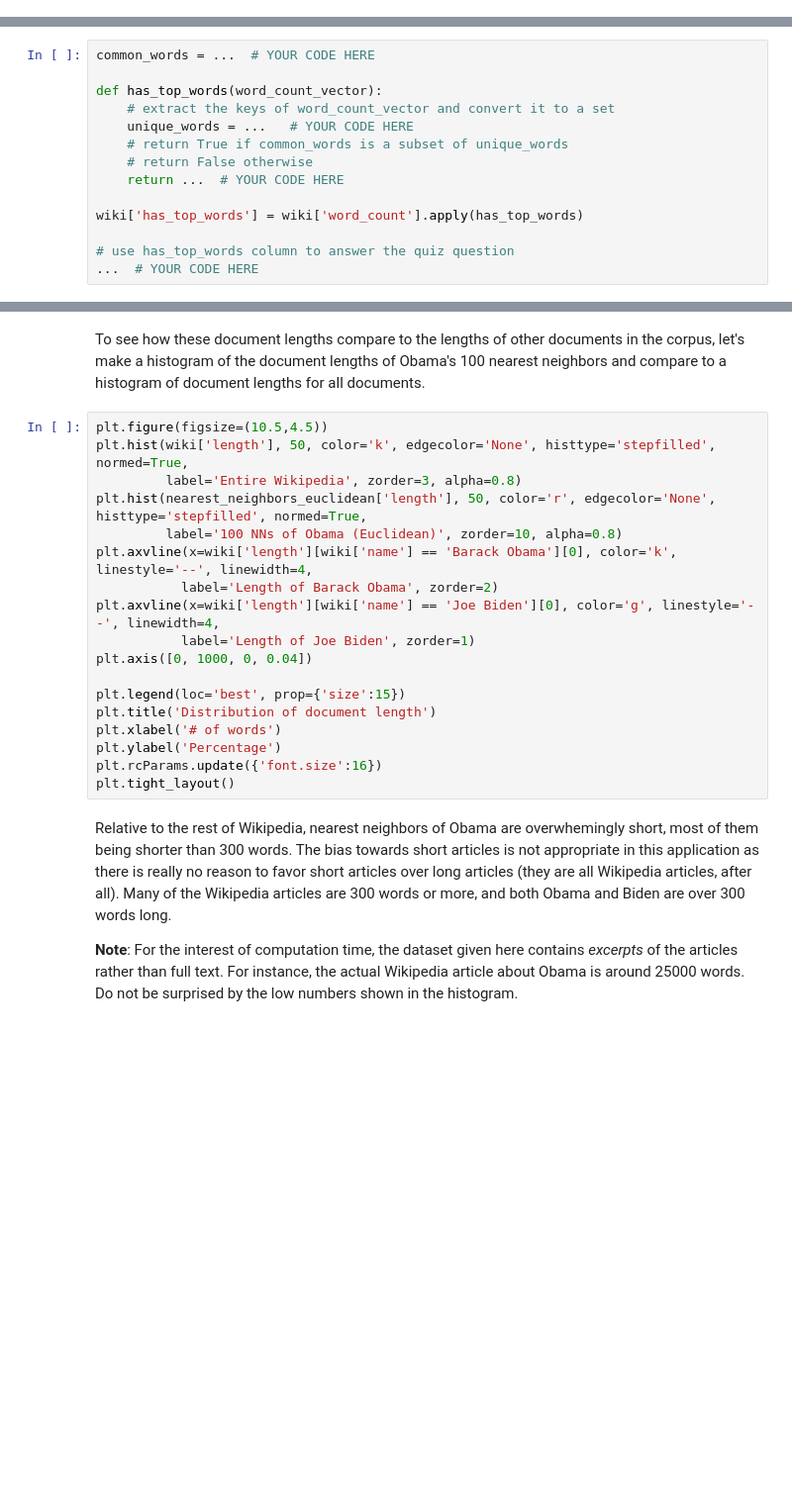
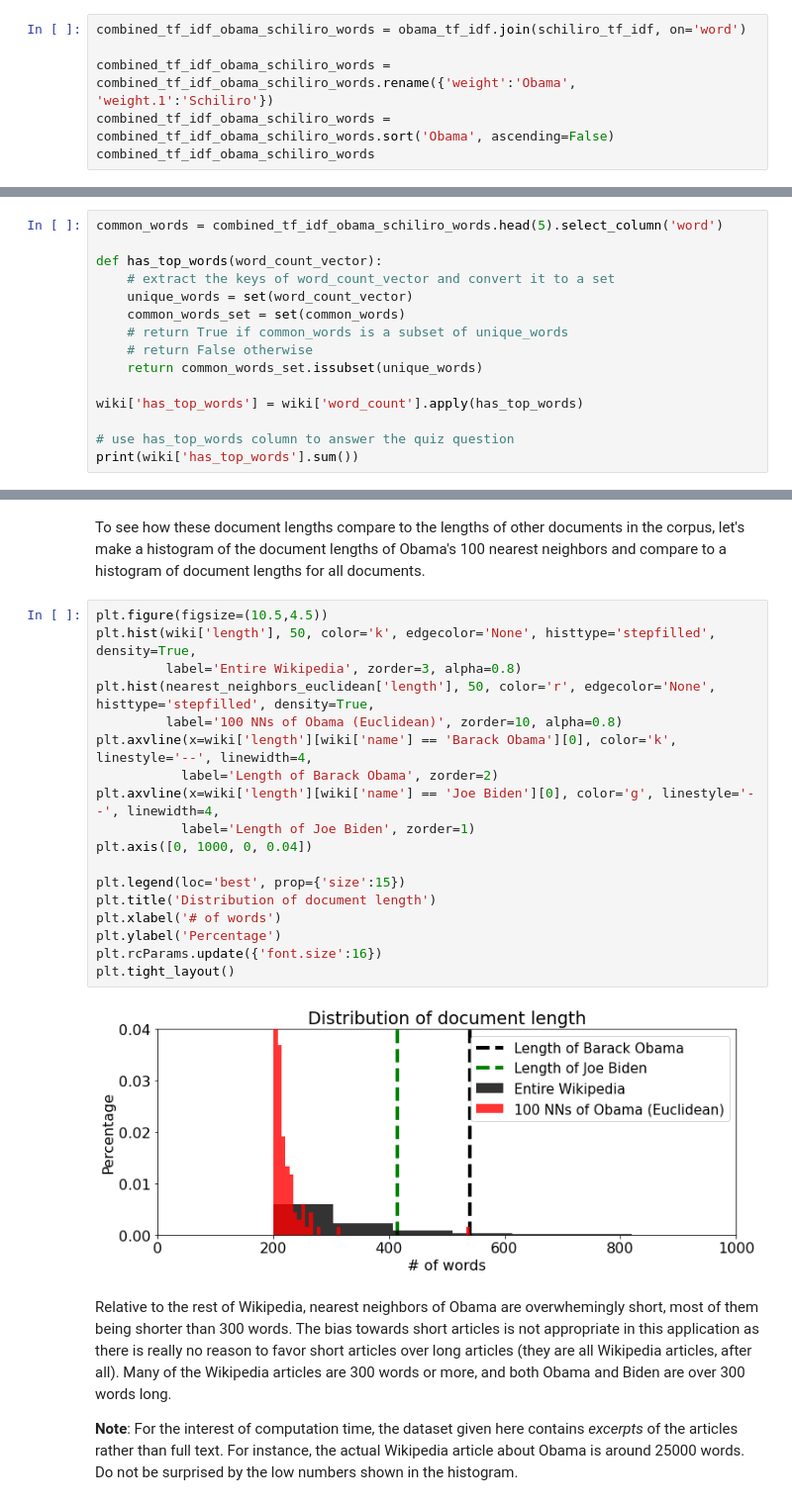
Before and after one commit to nimmitahsin1727/Nearest-Neighbours-with-WORD-COUNT-and-TF-IDF-document-representation, a Jupyter notebook: Nearest_Neighbours_with_WORD_COUNT_and_TF_IDF_document_representation.ipynb, the cells around one changed output, grey strips where cells are left out. Shown at 99% size. Cells and saved outputs as stored; diff of their text form; blank space fills up the shorter version.

```diff
--- a/Nearest_Neighbours_with_WORD_COUNT_and_TF_IDF_document_representation.ipynb
+++ b/Nearest_Neighbours_with_WORD_COUNT_and_TF_IDF_document_representation.ipynb
@@ -384,2 +463,8 @@ schiliro_tf_idf
 # %% [markdown]
 Using the **join** operation we learned earlier, try your hands at computing the common words shared by Obama's and Schiliro's articles. Sort the common words by their TF-IDF weights in Obama's document.
+# %%
+combined_tf_idf_obama_schiliro_words = obama_tf_idf.join(schiliro_tf_idf, on='word')
+
+combined_tf_idf_obama_schiliro_words = combined_tf_idf_obama_schiliro_words.rename({'weight':'Obama', 'weight.1':'Schiliro'})
+combined_tf_idf_obama_schiliro_words = combined_tf_idf_obama_schiliro_words.sort('Obama', ascending=False)
+combined_tf_idf_obama_schiliro_words
@@ -388,16 +488,17 @@ The first 10 words should say: Obama, law, democratic, Senate, presidential, pre
 # %% [markdown]
 **Quiz Question**. Among the words that appear in both Barack Obama and Phil Schiliro, take the 5 that have largest weights in Obama. How many of the articles in the Wikipedia dataset contain all of those 5 words?
 # %%
-common_words = ...  # YOUR CODE HERE
+common_words = combined_tf_idf_obama_schiliro_words.head(5).select_column('word')
 
 def has_top_words(word_count_vector):
     # extract the keys of word_count_vector and convert it to a set
-    unique_words = ...   # YOUR CODE HERE
+    unique_words = set(word_count_vector)
+    common_words_set = set(common_words)
     # return True if common_words is a subset of unique_words
     # return False otherwise
-    return ...  # YOUR CODE HERE
+    return common_words_set.issubset(unique_words)
 
 wiki['has_top_words'] = wiki['word_count'].apply(has_top_words)
 
 # use has_top_words column to answer the quiz question
-...  # YOUR CODE HERE
+print(wiki['has_top_words'].sum())
@@ -429,22 +601,24 @@ nearest_neighbors_euclidean.sort('rank')
 To see how these document lengths compare to the lengths of other documents in the corpus, let's make a histogram of the document lengths of Obama's 100 nearest neighbors and compare to a histogram of document lengths for all documents.
 # %%
 plt.figure(figsize=(10.5,4.5))
-plt.hist(wiki['length'], 50, color='k', edgecolor='None', histtype='stepfilled', normed=True,
+plt.hist(wiki['length'], 50, color='k', edgecolor='None', histtype='stepfilled', density=True,
          label='Entire Wikipedia', zorder=3, alpha=0.8)
-plt.hist(nearest_neighbors_euclidean['length'], 50, color='r', edgecolor='None', histtype='stepfilled', normed=True,
+plt.hist(nearest_neighbors_euclidean['length'], 50, color='r', edgecolor='None', histtype='stepfilled', density=True,
          label='100 NNs of Obama (Euclidean)', zorder=10, alpha=0.8)
 plt.axvline(x=wiki['length'][wiki['name'] == 'Barack Obama'][0], color='k', linestyle='--', linewidth=4,
            label='Length of Barack Obama', zorder=2)
 plt.axvline(x=wiki['length'][wiki['name'] == 'Joe Biden'][0], color='g', linestyle='--', linewidth=4,
            label='Length of Joe Biden', zorder=1)
 plt.axis([0, 1000, 0, 0.04])
 
 plt.legend(loc='best', prop={'size':15})
 plt.title('Distribution of document length')
 plt.xlabel('# of words')
 plt.ylabel('Percentage')
 plt.rcParams.update({'font.size':16})
 plt.tight_layout()
+# %% [output]
+[figure, added]
 # %% [markdown]
 Relative to the rest of Wikipedia, nearest neighbors of Obama are overwhemingly short, most of them being shorter than 300 words. The bias towards short articles is not appropriate in this application as there is really no reason to  favor short articles over long articles (they are all Wikipedia articles, after all). Many of the Wikipedia articles are 300 words or more, and both Obama and Biden are over 300 words long.
 
```
Also changed, not shown: parts of 23 cells of this notebook.
